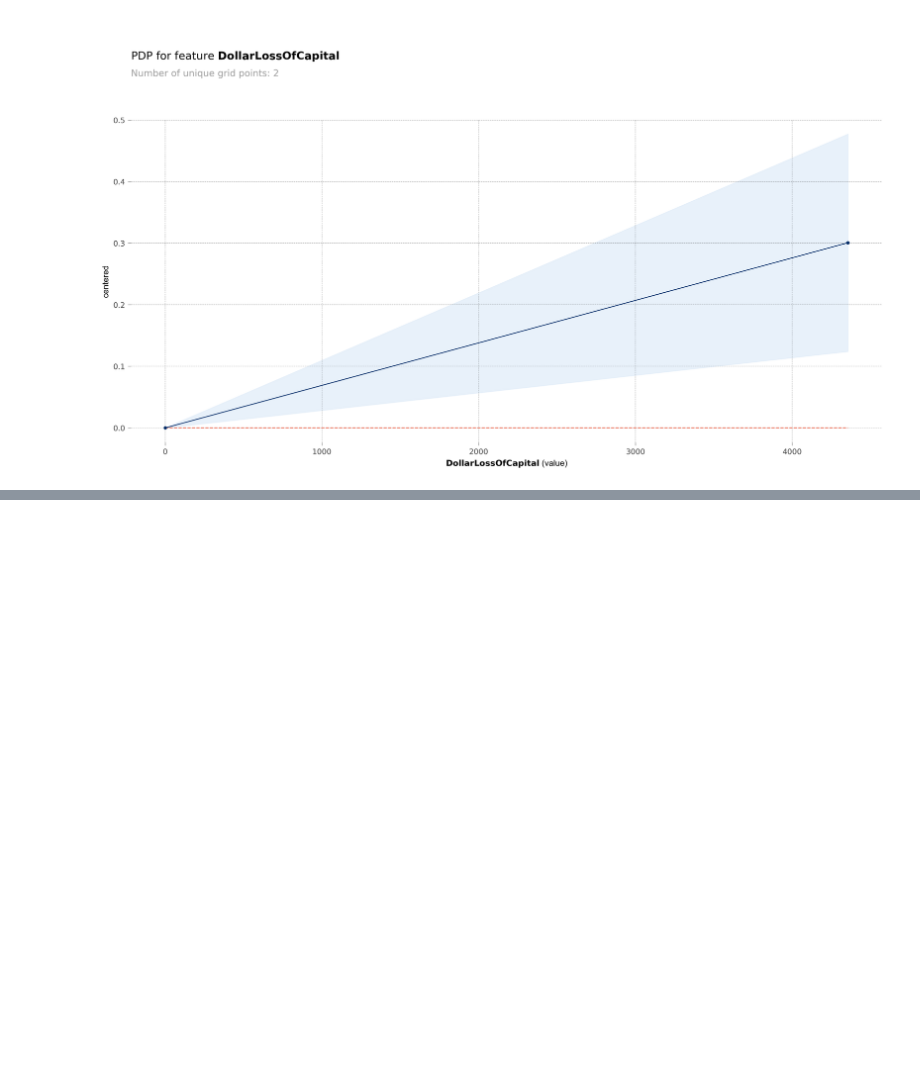
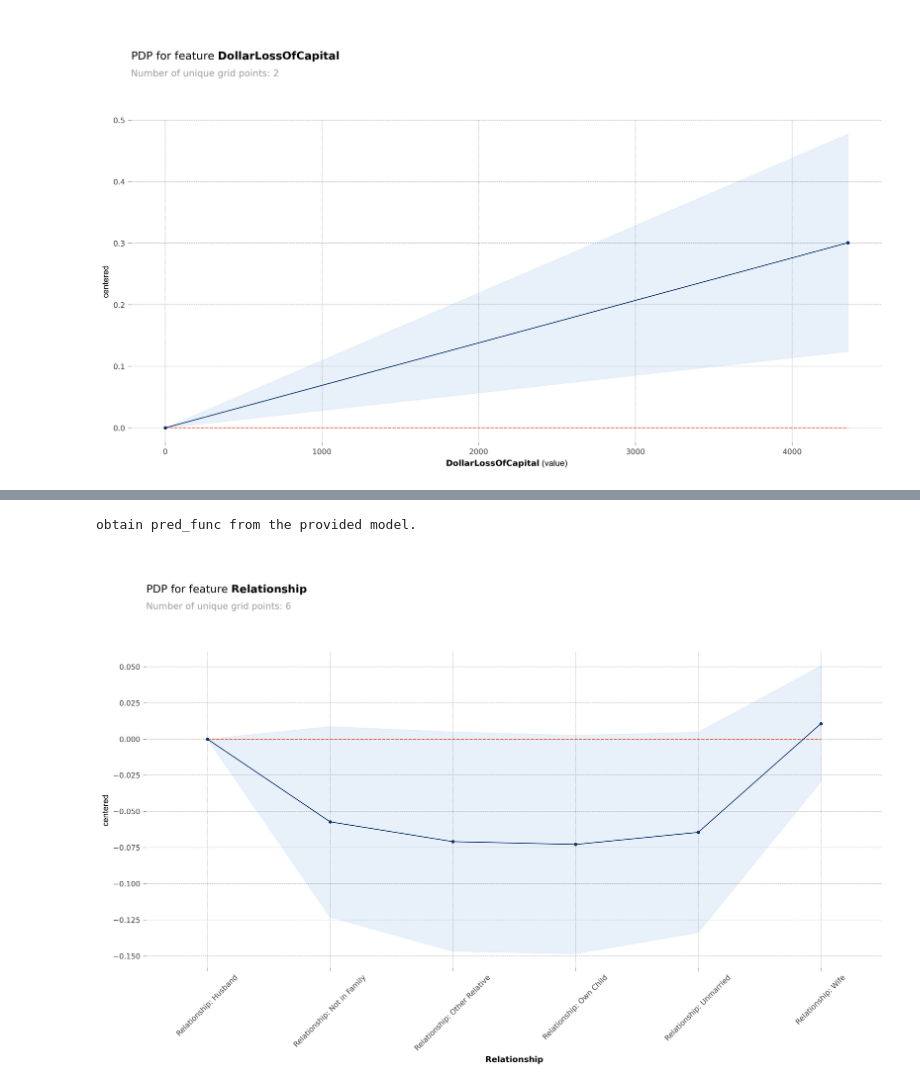
Before and after one commit to nogibjj/IDS705_FinalProject_Lemur_Team, a Jupyter notebook: 30_models/XGBoost.ipynb, the cells around one changed output, grey strips where cells are left out. Cells and saved outputs as stored; diff of their text form; code cells hidden in the pictures; blank space fills up the shorter version.

```diff
--- a/30_models/XGBoost.ipynb
+++ b/30_models/XGBoost.ipynb
@@ -414,0 +407,40 @@ obtain pred_func from the provided model.
+# %%
+occupation_columns = [
+    col for col in X_train.columns if col.startswith("Relationship:")]
+
+# categorical feature
+X_full_copy = X_train.copy()
+
+pdp_married = pdp.PDPIsolate(
+    model=best_model,
+    df=X_full_copy,
+    model_features=X_full_copy.columns,
+    feature=occupation_columns,
+    feature_name="Relationship",
+    # data_transformer=data_trans,
+    n_classes=2,
+)
+
+fig, axes = pdp_married.plot(
+    center=True,
+    frac_to_plot=100,
+    cluster=False,
+    n_cluster_centers=None,
+    cluster_method="accurate",
+    to_bins=False,
+    show_percentile=True,
+    which_classes=None,
+    figsize=None,
+    dpi=300,
+    ncols=2,
+    plot_params=None,
+    engine="matplotlib",
+    template="plotly_white",
+)
+plt.xticks(rotation=45)
+
+# Show the plot
+plt.show()
+# %% [output]
+obtain pred_func from the provided model.
+[figure, added]
```
Also changed, not shown: parts of 5 cells of this notebook.
